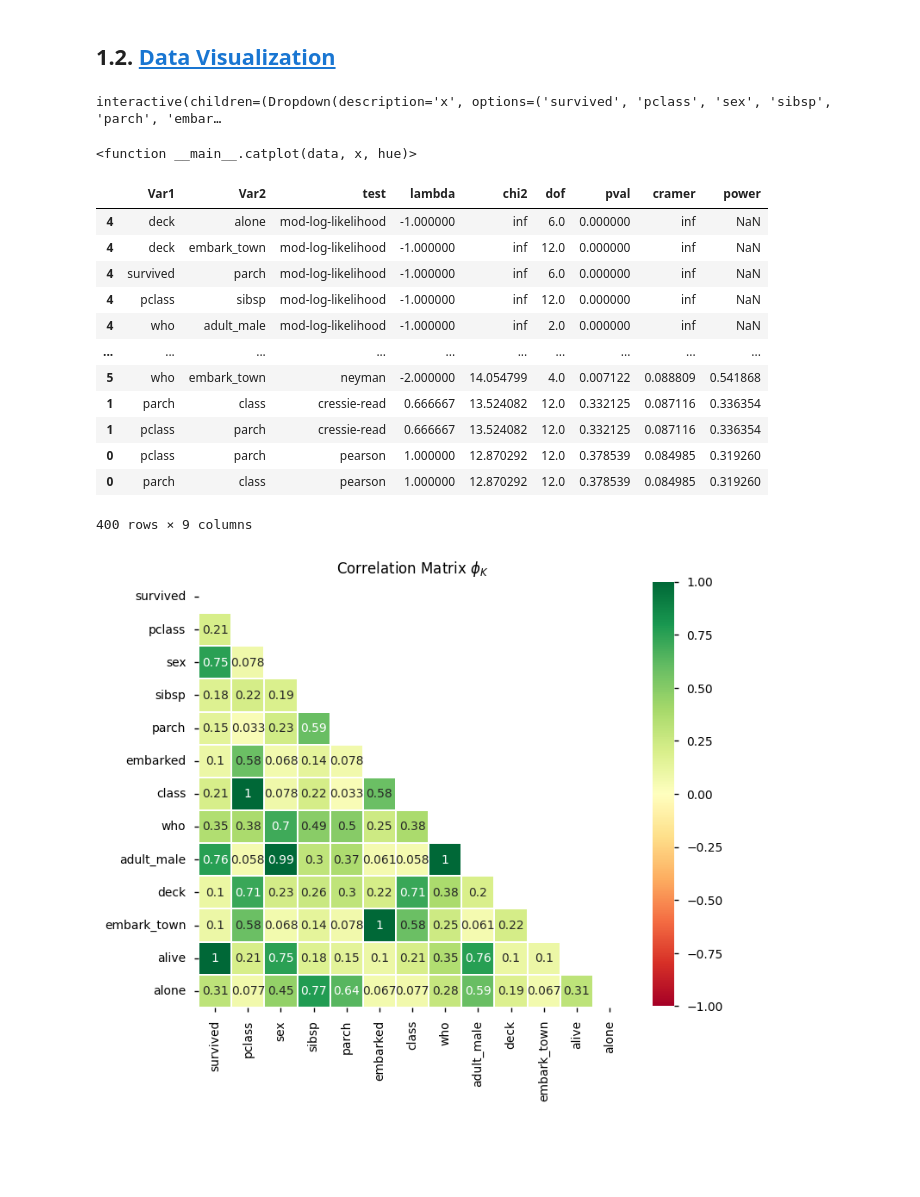
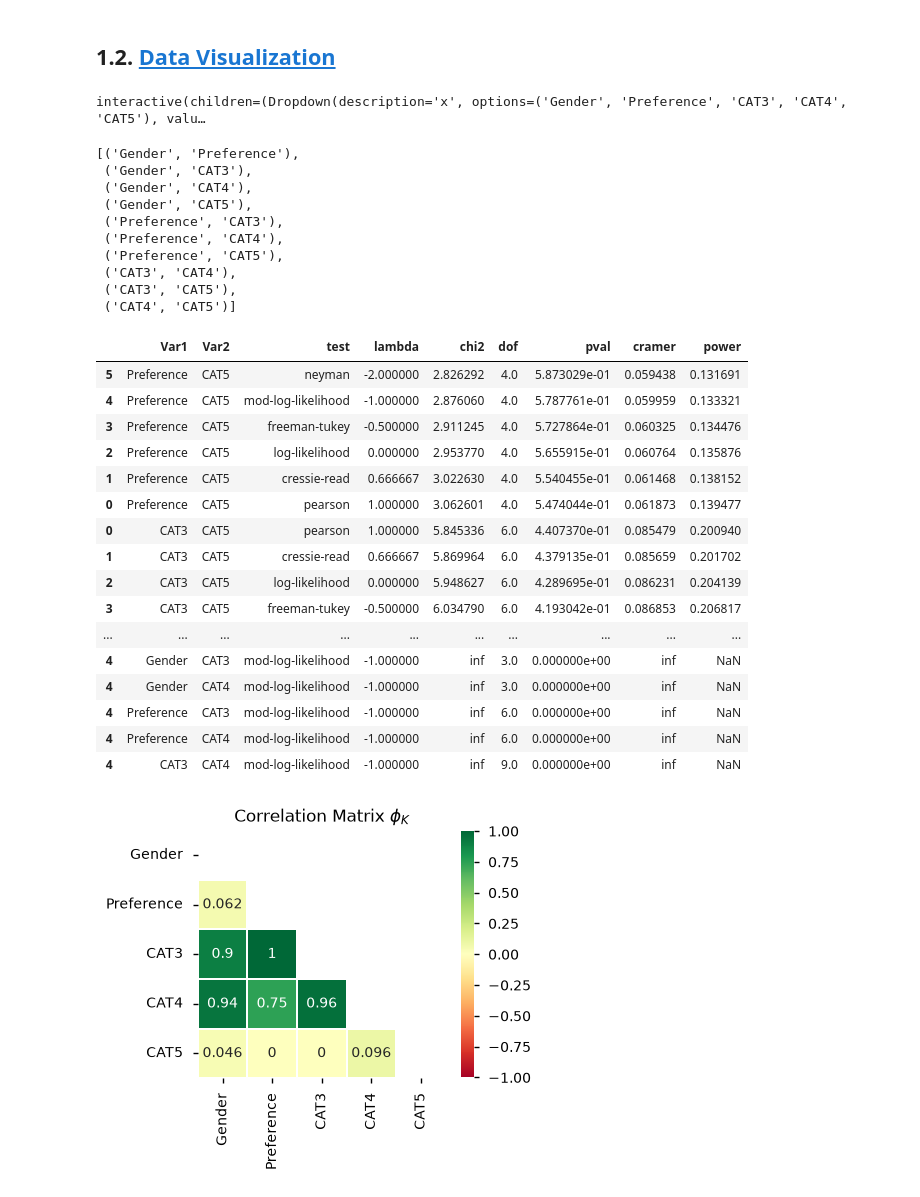
Before and after one commit to rammah83/Statistical_tasks, a Jupyter notebook: Association.ipynb, the cells around one changed output. Saved outputs shown, nothing was run; the diff lists cells and outputs as text; code cells hidden in the pictures; blank space fills up the shorter version.

```diff
--- a/Association.ipynb
+++ b/Association.ipynb
@@ -30,13 +31,13 @@ plt.style.use('seaborn-v0_8-notebook')
 # %%
 import openpyxl as xl
 
-sheet_names= xl.load_workbook("data/data_num.xlsx").sheetnames
+sheet_names= xl.load_workbook("data/data_cat.xlsx").sheetnames
 
-def load_data(file_path="data/data_num.xlsx", sheet=sheet_names[0]):
+def load_data(file_path="data/data_cat.xlsx", sheet=sheet_names[0]):
     return pd.read_excel(file_path, sheet_name=sheet)
 df_widgets = widgets.interactive(
     load_data,
-    sheet=widgets.Dropdown(options=sheet_names, value=sheet_names[0])
+    sheet=widgets.Dropdown(options=sheet_names, value=sheet_names[-1])
     )
 df_widgets
 # %% [output]
@@ -44,4 +45,4 @@ interactive(children=(Text(value='data/data_num.xlsx', description='file_path'),
 # %%
-df = pd.read_excel("data/data.xlsx")
+df = df_widgets.result
 df.head()
 # %% [output]
@@ -54,3 +54,0 @@ df.head()
-# %%
-df = sns.load_dataset('titanic').drop(columns=['age', 'fare']).astype('category')
-df.head()
@@ -85,14 +68,25 @@ stats_summary
 def catplot(data, x, hue):
     sns.catplot(data=data, kind='count', x=x, hue=hue, height=4, aspect=1.5, legend_out=False)
 
-widgets.interact(catplot, data=widgets.fixed(df), x=widgets.Dropdown(options=df.columns), hue=widgets.Dropdown(options=[None]+list(df.columns)))
+widgets.interact(catplot, data=widgets.fixed(df), x=widgets.Dropdown(options=df.columns), hue=widgets.Dropdown(options=[None]+list(df.columns)));
 # %% [output]
-interactive(children=(Dropdown(description='x', options=('survived', 'pclass', 'sex', 'sibsp', 'parch', 'embar…
+interactive(children=(Dropdown(description='x', options=('Gender', 'Preference', 'CAT3', 'CAT4', 'CAT5'), valu…
-<function __main__.catplot(data, x, hue)>
 # %%
 from itertools import combinations
 
-combs = list(combinations(df.select_dtypes(include='category'), 2))
+combs = list(combinations(df.select_dtypes(include=['str', 'category']), 2))
+combs
+# %% [output]
+[('Gender', 'Preference'),
+ ('Gender', 'CAT3'),
+ ('Gender', 'CAT4'),
+ ('Gender', 'CAT5'),
+ ('Preference', 'CAT3'),
+ ('Preference', 'CAT4'),
+ ('Preference', 'CAT5'),
+ ('CAT3', 'CAT4'),
+ ('CAT3', 'CAT5'),
+ ('CAT4', 'CAT5')]
 # %%
 associations = []
 for x, y in combs:
@@ -102,41 +96,44 @@ for x, y in combs:
 	associations.append(association)
 associations_result = pd.concat(associations)
 # %%
-associations_result.sort_values(by='cramer', ascending=False).dropna(subset='pval')
+# Ignore all warnings of type FutureWarning
+warnings.simplefilter(action='ignore', category=RuntimeWarning)
+
+associations_result.dropna(subset='pval').sort_values(by='pval', ascending=False)
 # %% [output]
 |  | Var1 | Var2 | test | lambda | chi2 | dof | pval | cramer | power |
-| 4 | deck | alone | mod-log-likelihood | -1.000000 | inf | 6.0 | 0.000000 | inf | NaN |
-| 4 | deck | embark_town | mod-log-likelihood | -1.000000 | inf | 12.0 | 0.000000 | inf | NaN |
-| 4 | survived | parch | mod-log-likelihood | -1.000000 | inf | 6.0 | 0.000000 | inf | NaN |
-| 4 | pclass | sibsp | mod-log-likelihood | -1.000000 | inf | 12.0 | 0.000000 | inf | NaN |
-| 4 | who | adult_male | mod-log-likelihood | -1.000000 | inf | 2.0 | 0.000000 | inf | NaN |
+| 5 | Preference | CAT5 | neyman | -2.000000 | 2.826292 | 4.0 | 5.873029e-01 | 0.059438 | 0.131691 |
+| 4 | Preference | CAT5 | mod-log-likelihood | -1.000000 | 2.876060 | 4.0 | 5.787761e-01 | 0.059959 | 0.133321 |
+| 3 | Preference | CAT5 | freeman-tukey | -0.500000 | 2.911245 | 4.0 | 5.727864e-01 | 0.060325 | 0.134476 |
+| 2 | Preference | CAT5 | log-likelihood | 0.000000 | 2.953770 | 4.0 | 5.655915e-01 | 0.060764 | 0.135876 |
+| 1 | Preference | CAT5 | cressie-read | 0.666667 | 3.022630 | 4.0 | 5.540455e-01 | 0.061468 | 0.138152 |
+| 0 | Preference | CAT5 | pearson | 1.000000 | 3.062601 | 4.0 | 5.474044e-01 | 0.061873 | 0.139477 |
+| 0 | CAT3 | CAT5 | pearson | 1.000000 | 5.845336 | 6.0 | 4.407370e-01 | 0.085479 | 0.200940 |
+| 1 | CAT3 | CAT5 | cressie-read | 0.666667 | 5.869964 | 6.0 | 4.379135e-01 | 0.085659 | 0.201702 |
+| 2 | CAT3 | CAT5 | log-likelihood | 0.000000 | 5.948627 | 6.0 | 4.289695e-01 | 0.086231 | 0.204139 |
+| 3 | CAT3 | CAT5 | freeman-tukey | -0.500000 | 6.034790 | 6.0 | 4.193042e-01 | 0.086853 | 0.206817 |
 | ... | ... | ... | ... | ... | ... | ... | ... | ... | ... |
-| 5 | who | embark_town | neyman | -2.000000 | 14.054799 | 4.0 | 0.007122 | 0.088809 | 0.541868 |
-| 1 | parch | class | cressie-read | 0.666667 | 13.524082 | 12.0 | 0.332125 | 0.087116 | 0.336354 |
-| 1 | pclass | parch | cressie-read | 0.666667 | 13.524082 | 12.0 | 0.332125 | 0.087116 | 0.336354 |
-| 0 | pclass | parch | pearson | 1.000000 | 12.870292 | 12.0 | 0.378539 | 0.084985 | 0.319260 |
-| 0 | parch | class | pearson | 1.000000 | 12.870292 | 12.0 | 0.378539 | 0.084985 | 0.319260 |
+| 4 | Gender | CAT3 | mod-log-likelihood | -1.000000 | inf | 3.0 | 0.000000e+00 | inf | NaN |
+| 4 | Gender | CAT4 | mod-log-likelihood | -1.000000 | inf | 3.0 | 0.000000e+00 | inf | NaN |
+| 4 | Preference | CAT3 | mod-log-likelihood | -1.000000 | inf | 6.0 | 0.000000e+00 | inf | NaN |
+| 4 | Preference | CAT4 | mod-log-likelihood | -1.000000 | inf | 6.0 | 0.000000e+00 | inf | NaN |
+| 4 | CAT3 | CAT4 | mod-log-likelihood | -1.000000 | inf | 9.0 | 0.000000e+00 | inf | NaN |
-400 rows × 9 columns
 # %%
 import phik
 from phik import resources, report
 
-# open fake car insurance data
-
-
-# Pearson's correlation matrix between numeric variables (pandas functionality)
-
 # get the phi_k correlation matrix between all variables
 corr_matrix = df.phik_matrix()
+fig_size = int(df.shape[1]/1.2)
 upper_mask = np.triu(np.ones_like(corr_matrix, dtype=bool), k=0)
-plt.figure(figsize=[int(df.shape[1]/1.5),int(df.shape[1]/1.5)])
+plt.figure(figsize=[fig_size, fig_size])
 sns.heatmap(corr_matrix,
 			mask=upper_mask,
 			linewidths=0.1,
 			square=True,
 			cbar_kws={'shrink':0.8},
 			annot=True, vmax=1, vmin=-1, cmap='RdYlGn')
 plt.title(r'Correlation Matrix $\phi_K$');
 # %% [output]
-[figure, old version]
+[figure, new version]
 # %%
```
Also changed, not shown: parts of 7 cells of this notebook, 5 other files.
